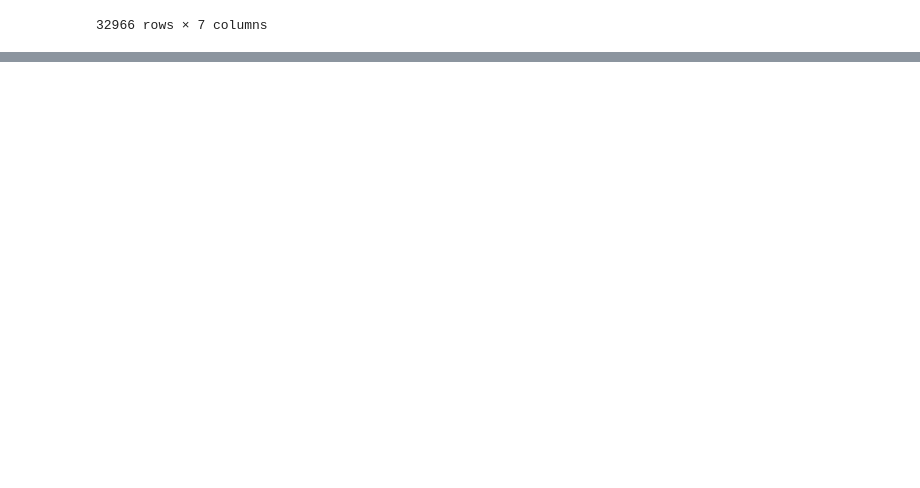
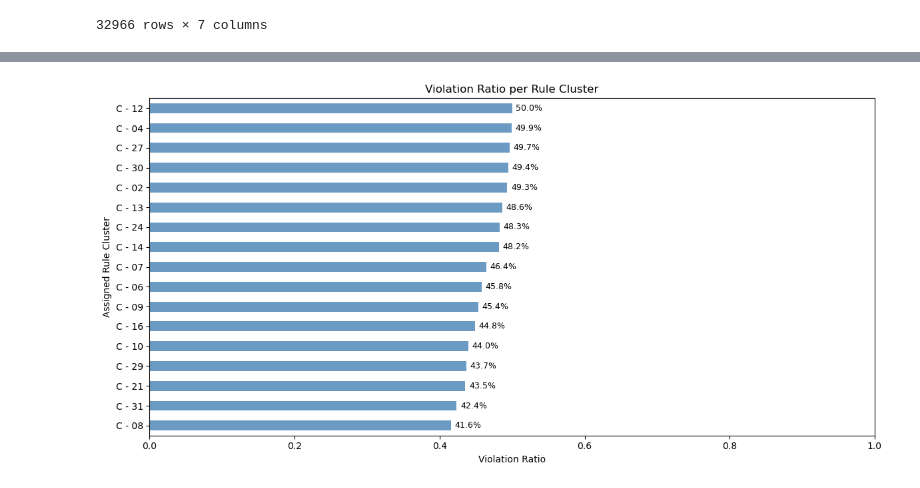
Before and after one commit to aliz1726/BridgingNorms, a Jupyter notebook: practice.ipynb, the cells around one changed output, grey strips where cells are left out. Cells and saved outputs as stored; diff of their text form; code cells hidden in the pictures; blank space fills up the shorter version.

```diff
--- a/practice.ipynb
+++ b/practice.ipynb
@@ -226,0 +308,30 @@ df.sort_values(by='body', key=lambda s: s.str.len(), ascending=False)
+# %%
+# how do the clusters rank in order of ratios of violations?
+total_counts = df.groupby('assigned_rule_cluster').size()
+violation_counts = df[df['label'] == 'violation'].groupby('assigned_rule_cluster').size()
+
+ratio_df = pd.DataFrame({
+    'violations': violation_counts,
+    'total': total_counts
+}).fillna(0)
+
+ratio_df['violation_ratio'] = ratio_df['violations'] / ratio_df['total']
+
+ratio_df = ratio_df.sort_values('violation_ratio', ascending=False)
+
+fig, ax = plt.subplots(figsize=(12, max(6, len(ratio_df)*0.3)))
+ratio_df['violation_ratio'].plot(kind='barh', color='steelblue', alpha=0.8, ax=ax)
+
+ax.set_xlabel('Violation Ratio')
+ax.set_ylabel('Assigned Rule Cluster')
+ax.set_title('Violation Ratio per Rule Cluster')
+ax.invert_yaxis()
+ax.set_xlim(0, 1)
+
+for i, v in enumerate(ratio_df['violation_ratio']):
+    ax.text(v + 0.005, i, f"{v*100:.1f}%", va='center', fontsize=9)
+
+plt.tight_layout()
+plt.show()
+# %% [output]
+[figure, added]
```
Also changed, not shown: parts of 6 cells of this notebook.
